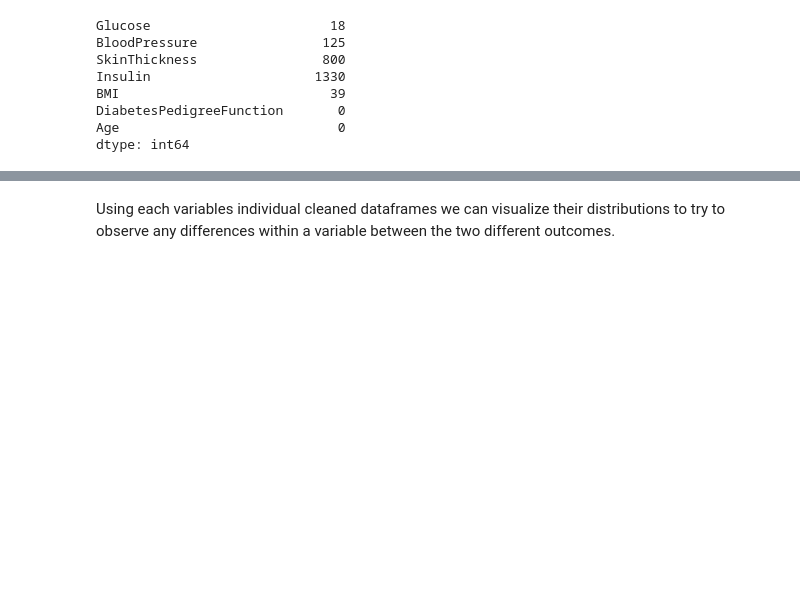
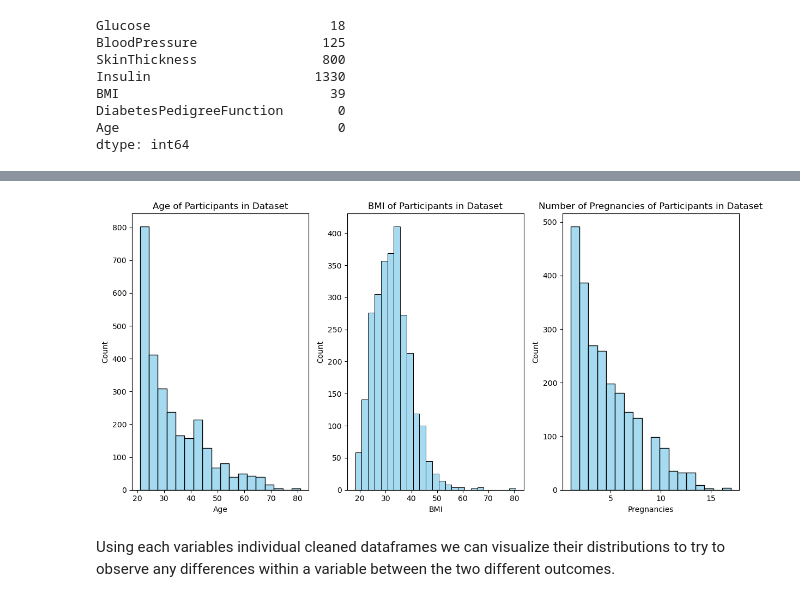
Before and after one commit to estasko/data_science_pinnacle, a Jupyter notebook: main.ipynb, the cells around one changed output, grey strips where cells are left out. Cells and saved outputs as stored; diff of their text form; code cells hidden in the pictures; blank space fills up the shorter version.

```diff
--- a/main.ipynb
+++ b/main.ipynb
@@ -111,3 +106,33 @@ colors = ['skyblue','indianred']
+# %%
+# Plot the Age Distribution of participants in a subplot
+plt.figure(1, figsize = (12,6), clear = True)
+plt.tight_layout()
+plt.subplot(1,3,1)
+sns.histplot(dataframes['Age'],
+             x = 'Age',
+             bins = 18,
+             color = 'skyblue')
+plt.title('Age of Participants in Dataset')
+
+# Plot the BMI distribution of Participants in a sub plot
+plt.subplot(1,3,2)
+sns.histplot(dataframes['BMI'],
+             x = 'BMI',
+             bins = 25,
+             color = 'skyblue')
+plt.title('BMI of Participants in Dataset')
+
+# Plot the Distribution of the number of pregnancies in a subplot
+plt.subplot(1,3,3)
+sns.histplot(dataframes['Pregnancies'],
+              x = 'Pregnancies',
+              bins = 18,
+              color = 'skyblue')
+plt.title('Number of Pregnancies of Participants in Dataset')
+
+plt.tight_layout();
+# %% [output]
+[figure, added]
 # %% [markdown]
 Using each variables individual cleaned dataframes we can visualize their distributions to try to observe any differences within a variable between the two different outcomes.
 # %%
```
Also changed, not shown: parts of 57 cells of this notebook.
